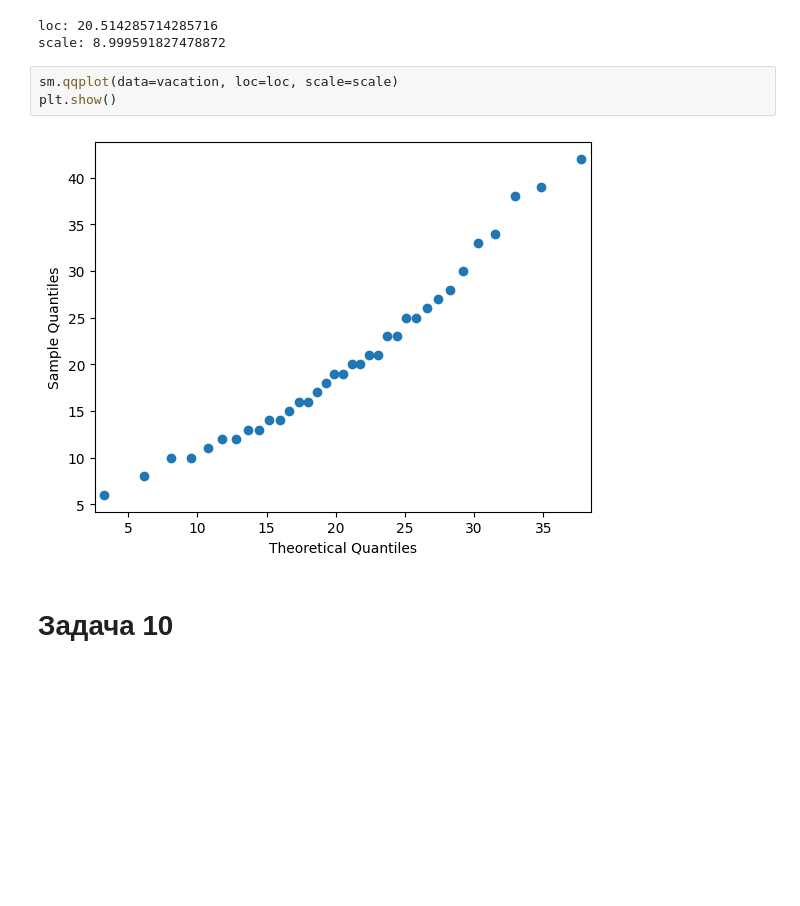
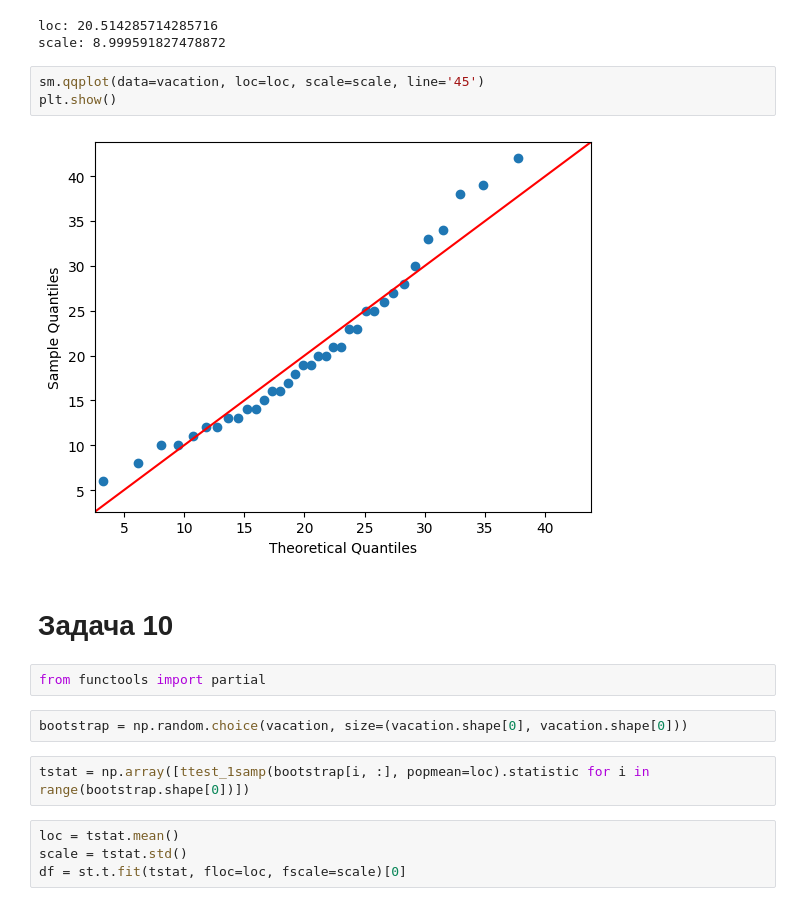
Before and after one commit to vasilisadergacheva/hw_stats, a Jupyter notebook: main.ipynb, the cells around one changed output. Saved outputs shown, nothing was run; the diff lists cells and outputs as text; blank space fills up the shorter version.

```diff
--- a/main.ipynb
+++ b/main.ipynb
@@ -287,9 +289,19 @@ print("scale: " + str(scale))
 loc: 20.514285714285716
 scale: 8.999591827478872
 # %%
-sm.qqplot(data=vacation, loc=loc, scale=scale)
+sm.qqplot(data=vacation, loc=loc, scale=scale, line='45')
 plt.show()
 # %% [output]
-[figure, old version]
+[figure, new version]
 # %% [markdown]
 # Задача 10
+# %%
+from functools import partial
+# %%
+bootstrap = np.random.choice(vacation, size=(vacation.shape[0], vacation.shape[0]))
+# %%
+tstat = np.array([ttest_1samp(bootstrap[i, :], popmean=loc).statistic for i in range(bootstrap.shape[0])])
+# %%
+loc = tstat.mean()
+scale = tstat.std()
+df = st.t.fit(tstat, floc=loc, fscale=scale)[0]
```
Also changed, not shown: parts of 9 cells of this notebook.
